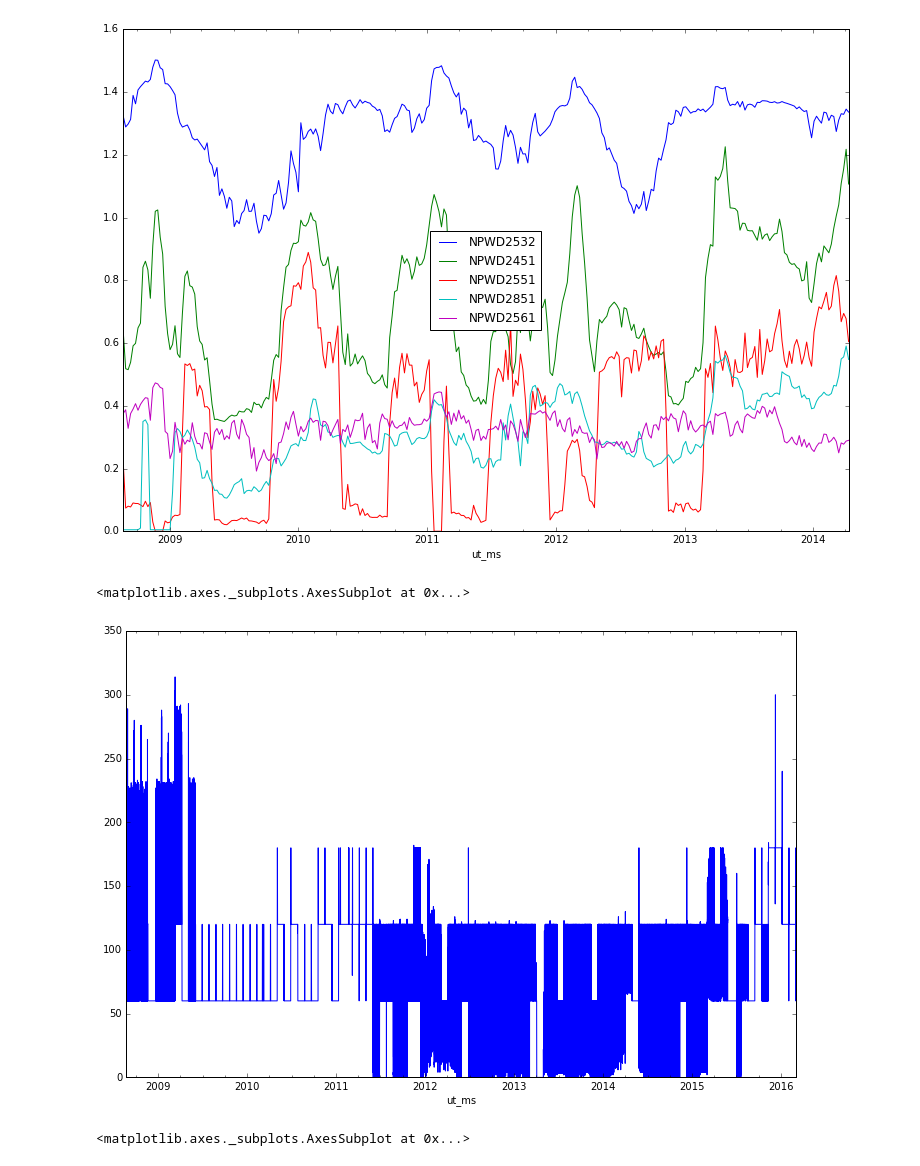
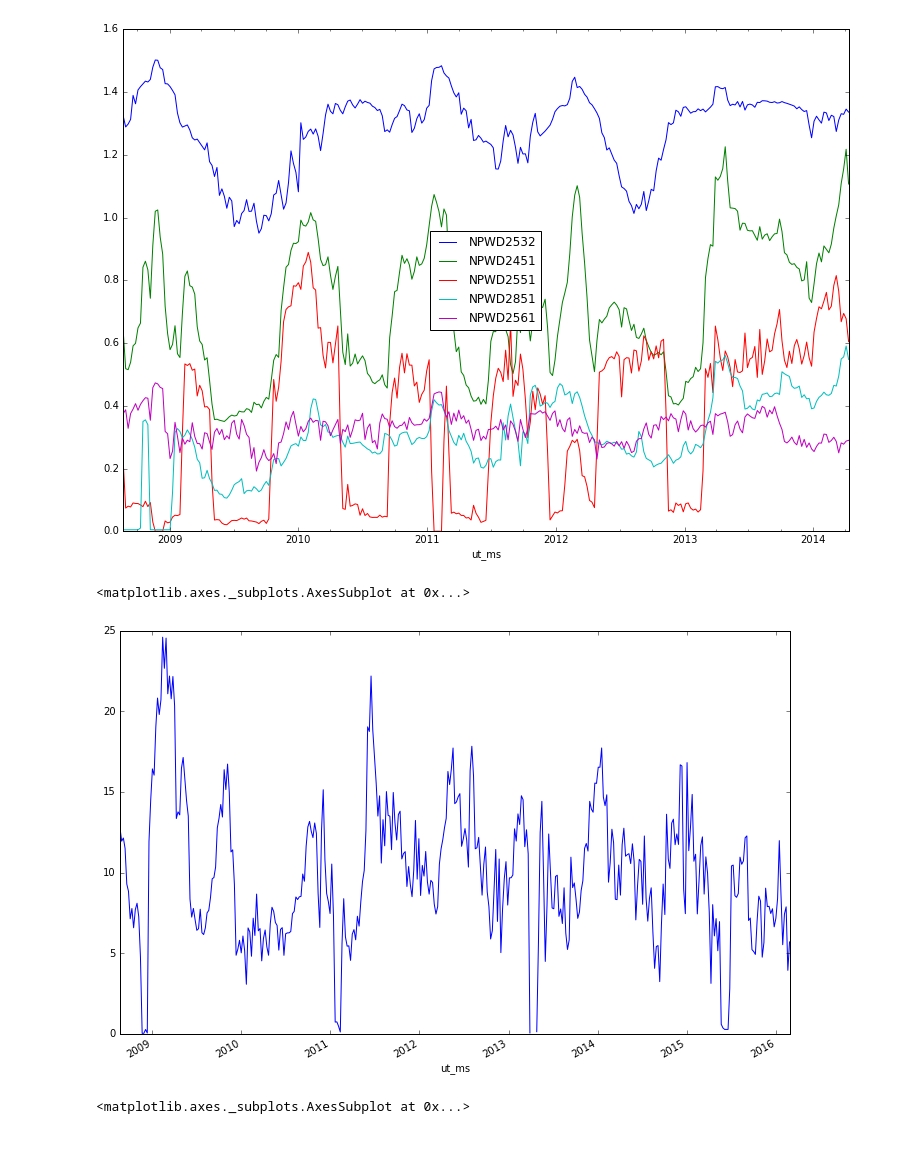
Before and after one commit to ktrnka/mars-express, a Jupyter notebook: experiments.ipynb, the cells around one changed output. Cells and saved outputs as stored; diff of their text form; code cells hidden in the pictures.

```diff
--- a/experiments.ipynb
+++ b/experiments.ipynb
@@ -118,10 +118,10 @@ power_data[[col for col, _ in col_scores[:5]]].resample("7D").mean().plot(figsiz
 <matplotlib.axes._subplots.AxesSubplot at 0x...>
 [figure]
 # %%
-saa_data.sa.resample("1H").count().plot(figsize=(12, 8))
+saa_data.sy.resample("7D").std().plot(figsize=(12, 8))
 # %% [output]
 <matplotlib.axes._subplots.AxesSubplot at 0x...>
-[figure, old version]
+[figure, new version]
 # %%
 dmop_data["dummy"] = 1
 dmop_data.dummy.resample("1D").count().plot()
```
Also changed, not shown: parts of 1 cell of this notebook, 2 other files.
